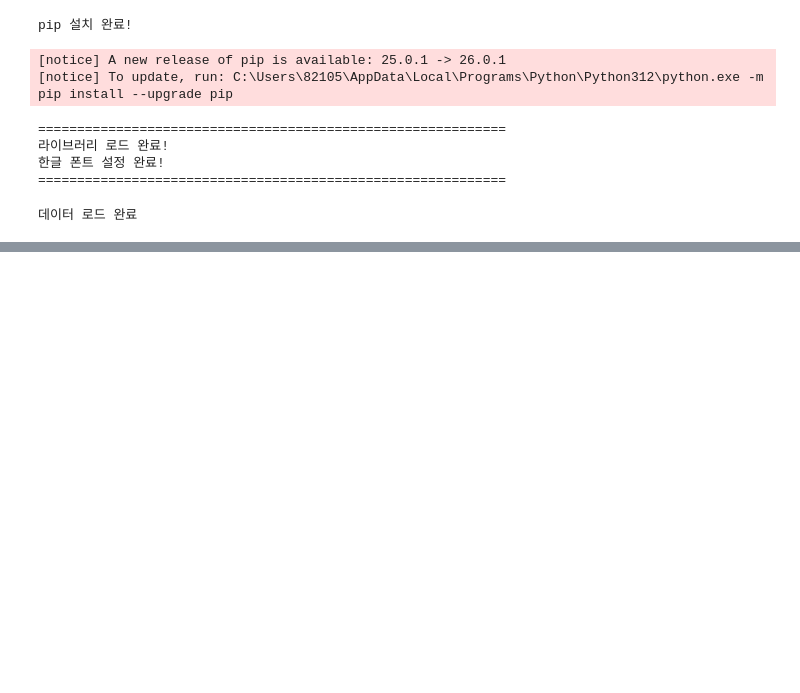
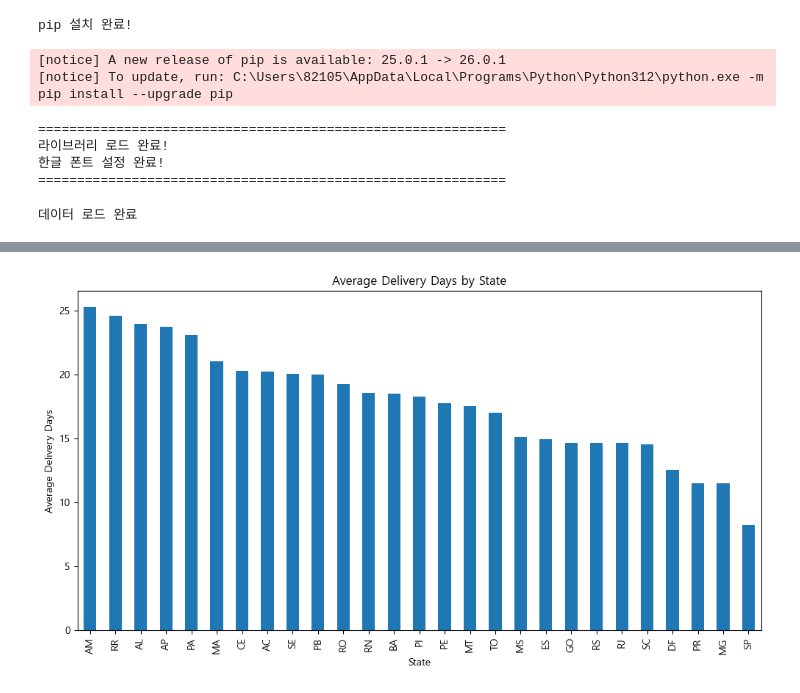
Before and after one commit to Kim-min-soo/it-s_advanced_project, a Jupyter notebook: works/yoon_hwa/merge_eda.ipynb, the cells around one changed output, grey strips where cells are left out. Saved outputs shown, nothing was run; the diff lists cells and outputs as text; code cells hidden in the pictures; blank space fills up the shorter version.

```diff
--- a/works/yoon_hwa/merge_eda.ipynb
+++ b/works/yoon_hwa/merge_eda.ipynb
@@ -93,0 +188,17 @@ df['delay_days'].groupby(df['review_score'])
+# %%
+region_delivery = (
+    df
+    .groupby('customer_state')['delivery_days']
+    .mean()
+    .sort_values(ascending=False)
+)
+# %%
+
+plt.figure()
+region_delivery.plot(kind='bar')
+plt.xlabel("State")
+plt.ylabel("Average Delivery Days")
+plt.title("Average Delivery Days by State")
+plt.show()
+# %% [output]
+[figure, added]
```
Also changed, not shown: parts of 14 cells of this notebook, 3 other files.
